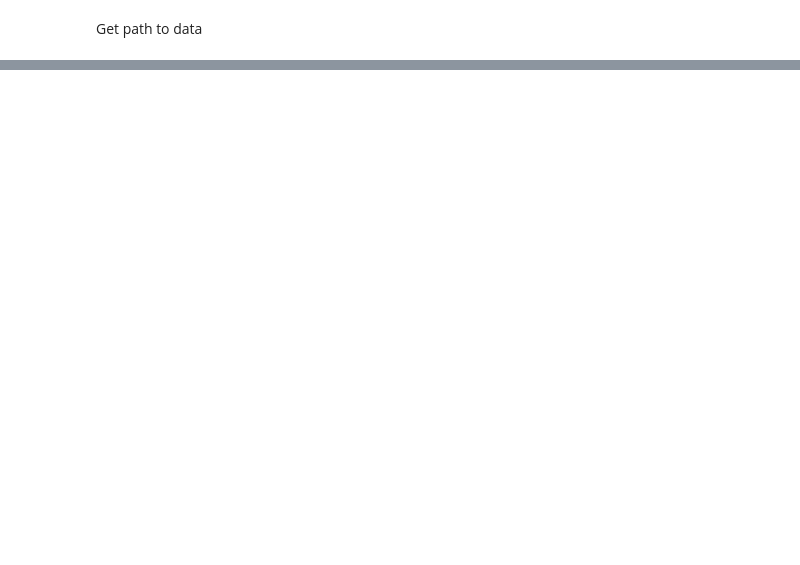
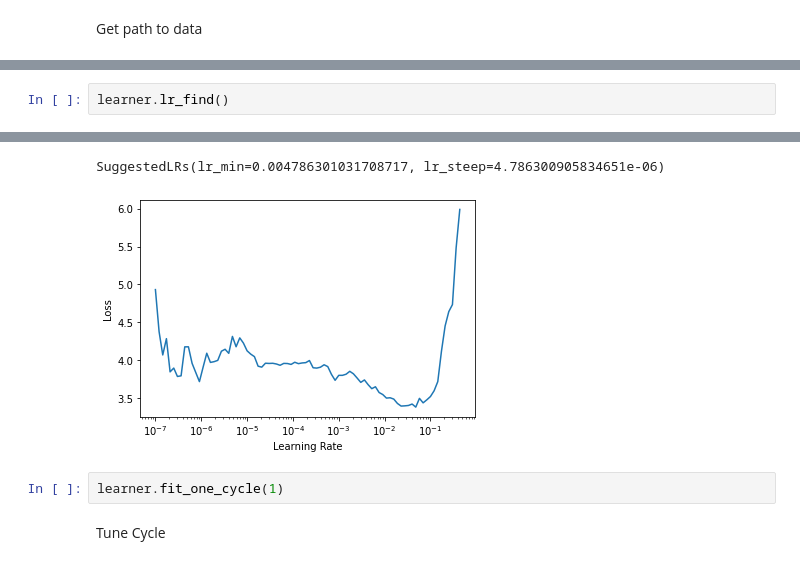
Before and after one commit to WNoxchi/rfcx_species_audio_detection, a Jupyter notebook: basic classifier.ipynb, the cells around one changed output, grey strips where cells are left out. Drawn from its saved outputs; the diff is of its cells as text; blank space fills up the shorter version.

```diff
--- a/basic classifier.ipynb
+++ b/basic classifier.ipynb
@@ -28,0 +53,3 @@ dataloader = ImageDataLoaders.
+# %%
+learner.lr_find()
+# %% [output]
@@ -28,0 +57,6 @@ dataloader = ImageDataLoaders.
+SuggestedLRs(lr_min=0.004786301031708717, lr_steep=4.786300905834651e-06)
+[figure, added]
+# %%
+learner.fit_one_cycle(1)
+# %% [markdown]
+Tune Cycle
```
Also changed, not shown: parts of 23 cells of this notebook, 15 other files.
